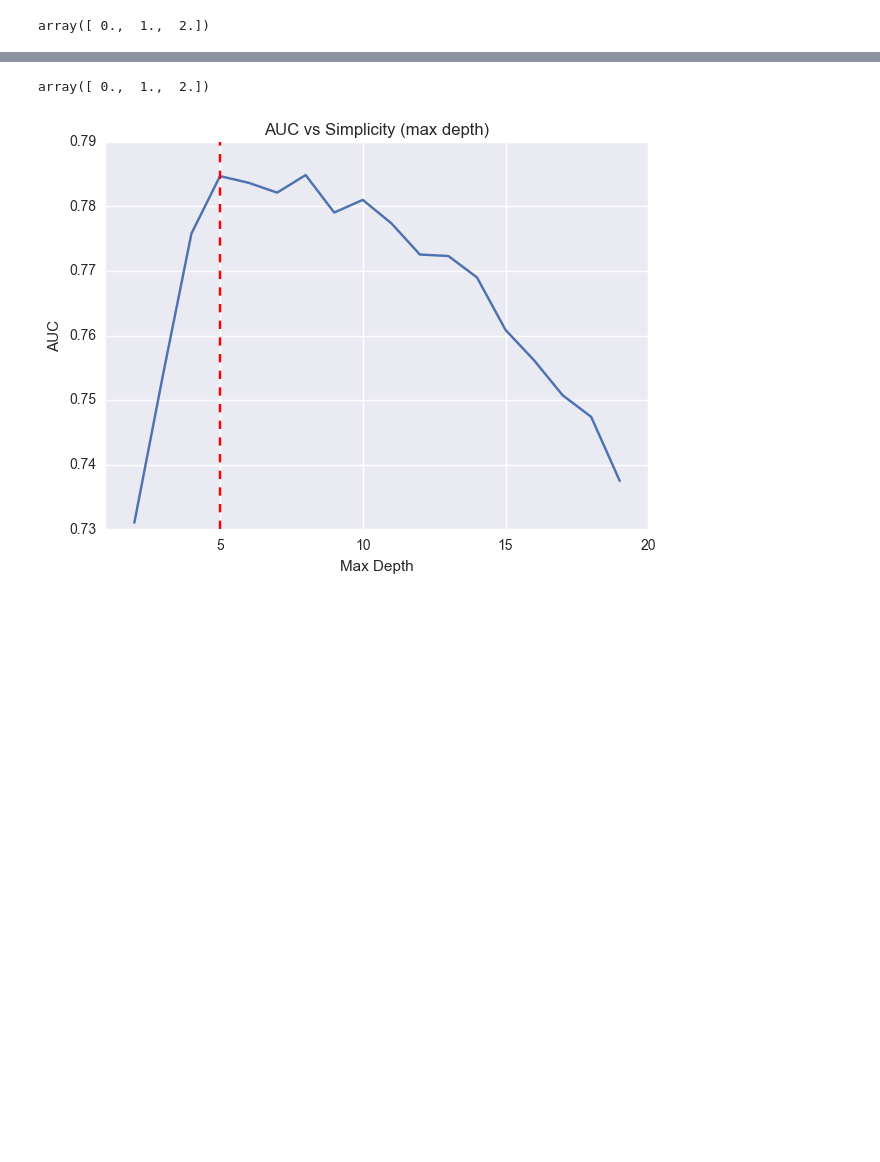
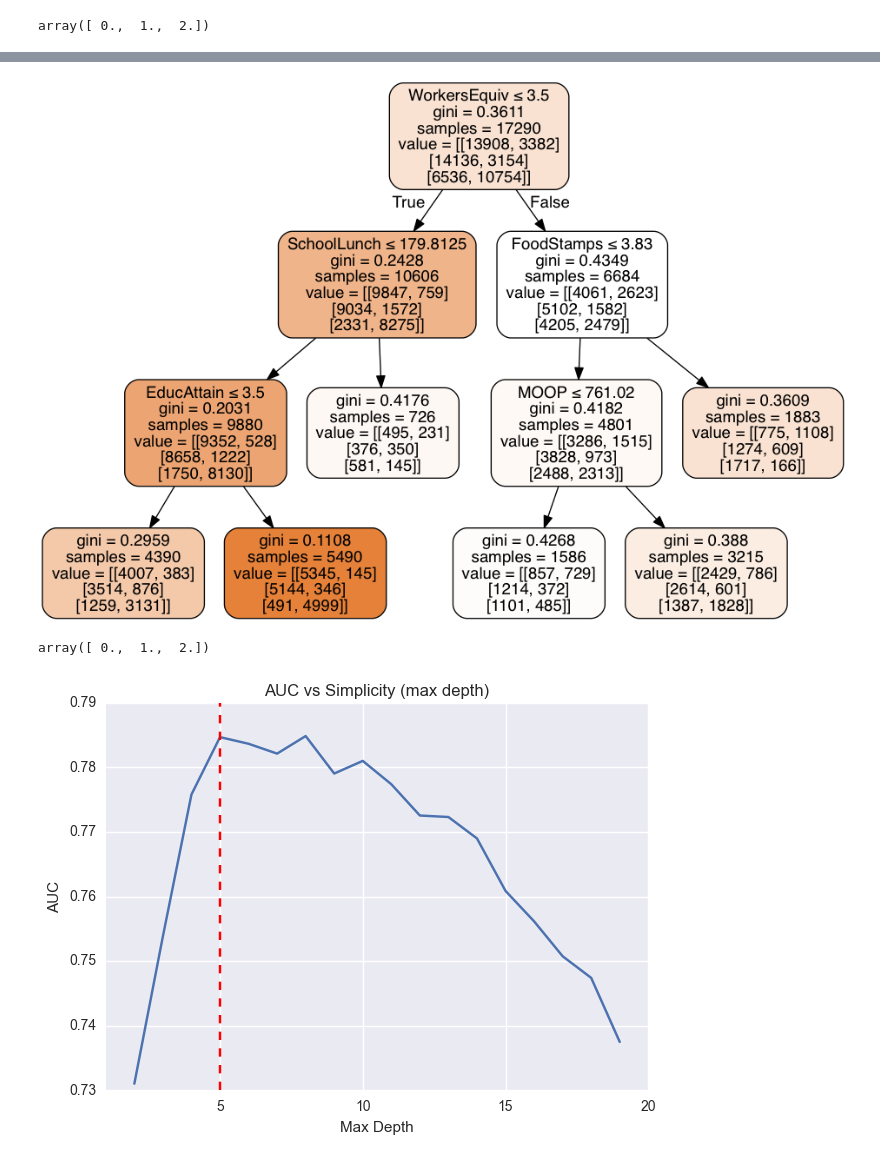
Before and after one commit to skulkarni2/Predicting_Poverty, a Jupyter notebook: Notebooks/Decision Tree 10 years.ipynb, the cells around one changed output, grey strips where cells are left out. Cells and saved outputs as stored; diff of their text form; code cells hidden in the pictures; blank space fills up the shorter version.

```diff
--- a/Notebooks/Decision Tree 10 years.ipynb
+++ b/Notebooks/Decision Tree 10 years.ipynb
@@ -202,9 +308,7 @@ Feature_importance.sort_values(by="importance",ascending=False).iloc[:10,:]
 # %%
-X_train_simple = X_train.loc[:,['WorkersEquiv','SchoolLunch', 'FoodStamps',\
-                                'MOOP','EducAttain','HousingStatus', 'Commuting','Housing',\
-                               'HEAP', 'Ethnicity']]
-X_test_simple = X_test.loc[:,['WorkersEquiv','SchoolLunch', 'FoodStamps',\
-                                'MOOP','EducAttain','HousingStatus', 'Commuting','Housing',\
-                               'HEAP', 'Ethnicity']]
+X_train_simple = X_train.loc[:,['WorkersEquiv','SchoolLunch', 'FoodStamps','EducAttain',\
+                                'MOOP']]
+X_test_simple = X_test.loc[:,['WorkersEquiv','SchoolLunch', 'FoodStamps','EducAttain',\
+                                'MOOP']]
 # %%
 #real=np.array(y_test.apply(int))
@@ -223,3 +327,18 @@ rf.score
+# %%
+dot_data = StringIO()
+
+tree.export_graphviz(rf, out_file=dot_data,
+                     feature_names=['WorkersEquiv','SchoolLunch', 'FoodStamps','EducAttain',\
+                                'MOOP'],
+                     class_names=["poor","high risk","not poor"],
+                     filled=True, rounded=True,
+                     special_characters=True)
+
+graph = pydotplus.graph_from_dot_data(dot_data.getvalue())
+
+Image(graph.create_png())
+# %% [output]
+[figure, added]
 # %%
 X = data2.iloc[:,:-1]
 Y = data2.iloc[:,-1:]
```
Also changed, not shown: parts of 30 cells of this notebook.
